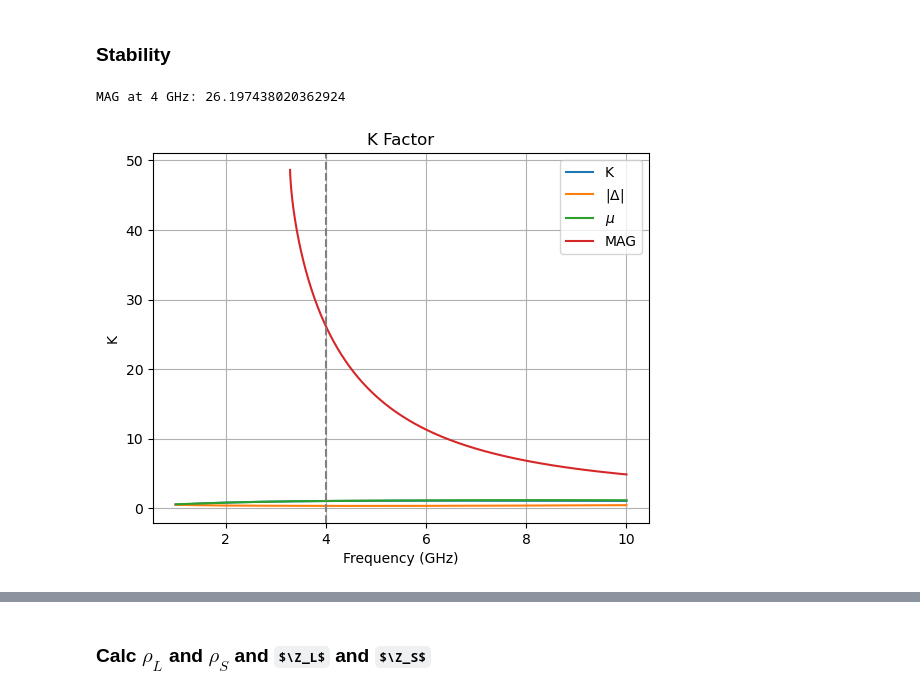
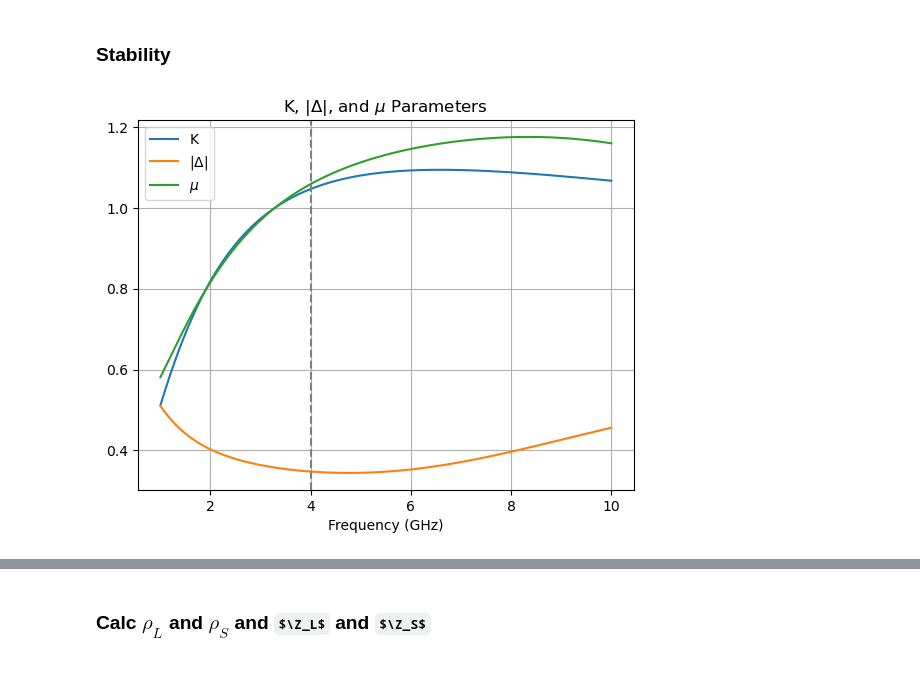
Before and after one commit to MartimAgostinho/ERF-Lab2, a Jupyter notebook: Python/calculus.ipynb, the cells around one changed output, grey strips where cells are left out. Cells and saved outputs as stored; diff of their text form; code cells hidden in the pictures; some formulas as TeX source.

```diff
--- a/Python/calculus.ipynb
+++ b/Python/calculus.ipynb
@@ -2,17 +2,27 @@
 ### libs and defs
 # %%
 import matplotlib.pyplot as plt
+
 import numpy as np
 import skrf as rf
 import skrf.plotting as skplt
 from skrf.data import ring_slot
+import plotly.graph_objects as go
 
 # Load the S-parameter file
 bjt = rf.Network('Sparam-partI.s2p', )
+# Load the S-parameter file
+bjt = rf.Network('Sparam-partI.s2p', )
+s = bjt.s.copy()
+s[:,0,1], s[:,1,0] = s[:,1,0].copy(), s[:,0,1].copy()
+bjt.s = s
 
 # Filter for 4 GHz
 freq_idx = np.where(np.isclose(bjt.f, 4e9, atol=1e7))[0][0]
 freq_point = bjt[freq_idx]
+print(f"Frequency point at 4 GHz:\n{freq_point}")
 
 # Define a function to calculate the square of the absolute value
+
+
 def sqabs(x): return np.square(np.absolute(x))
@@ -102,41 +87,35 @@ pprint(s)
 # %%
 # delta is the determinant of the S-parameter matrix
 delta = bjt.s11.s * bjt.s22.s - bjt.s12.s * bjt.s21.s
 
 # k calculation
 k = (1 - sqabs(bjt.s11.s) - sqabs(bjt.s22.s) + sqabs(delta)) / \
     (2 * np.abs(bjt.s12.s * bjt.s21.s))
 
 # mu calculation
 mu = (1 - sqabs(bjt.s11.s)) / (np.abs(bjt.s22.s -
                                       (delta*np.conj(bjt.s11.s)))+np.abs(bjt.s21.s*bjt.s12.s))
 
 # Maximum available gain (MAG) calculation
-MAG = np.abs(bjt.s12.s/bjt.s21.s) * (k-np.sqrt(np.square(k)-1))
+MAG = np.abs(bjt.s21.s/bjt.s12.s) * (k-np.sqrt(np.square(k)-1))
 
 k = np.squeeze(k)  # Remove any singleton dimensions
 delta = np.squeeze(delta)  # Remove any singleton dimensions
 mu = np.squeeze(mu)  # Remove any singleton dimensions
 MAG = np.squeeze(MAG)  # Remove any singleton dimensions
 
-# Print MAG at 4 Ghz
-val = MAG[np.where(np.isclose(bjt.f, 4e9, atol=1e7))]
-print('MAG at 4 GHz:', sum(val)/len(val))
-
 # Plotting k values
 plt.figure()
 plt.plot(bjt.f/1e9, k)
 plt.plot(bjt.f/1e9, np.abs(delta))
 plt.plot(bjt.f/1e9, mu)
-plt.plot(bjt.f/1e9, MAG)
-#add line in 4 Ghz
+# add line in 4 Ghz
 plt.axvline(x=4, color='gray', linestyle='--')
-plt.title('K Factor')
+plt.title('K, |$\\Delta$|, and $\\mu$ Parameters')
 plt.xlabel('Frequency (GHz)')
-plt.ylabel('K')
+
 plt.grid()
-plt.legend(['K', '|$\\Delta$|', '$\\mu$', 'MAG'])
+plt.legend(['K', '|$\\Delta$|', '$\\mu$'])
 plt.show()
 # %% [output]
-MAG at 4 GHz: 26.197438020362924
-[figure, old version]
+[figure, new version]
```
Also changed, not shown: parts of 32 cells of this notebook, 3 other files.
